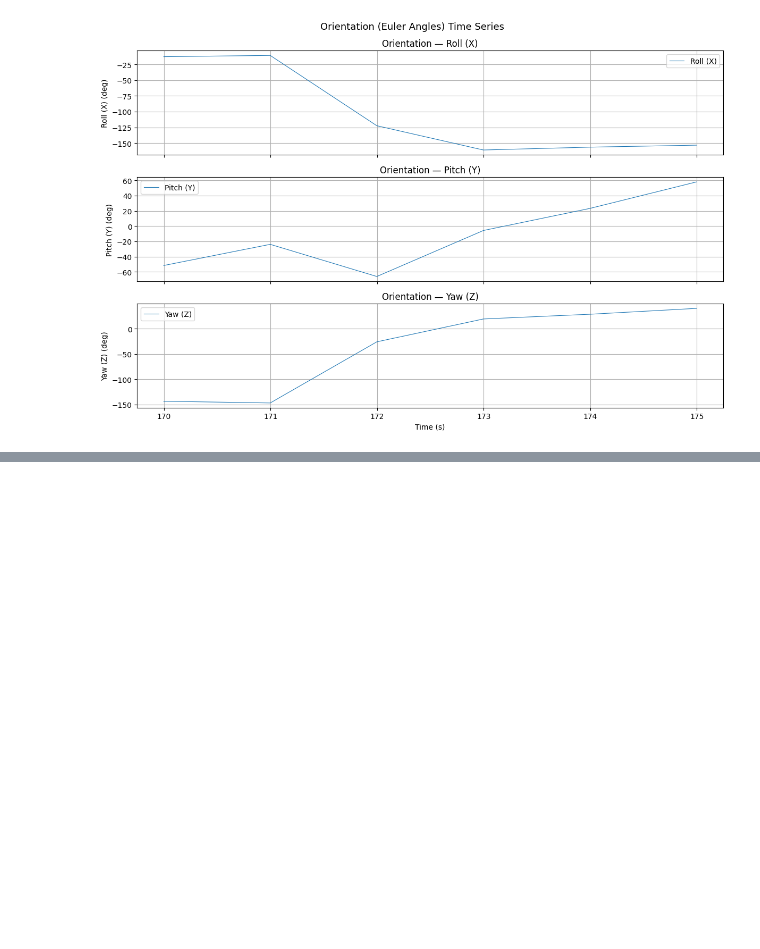
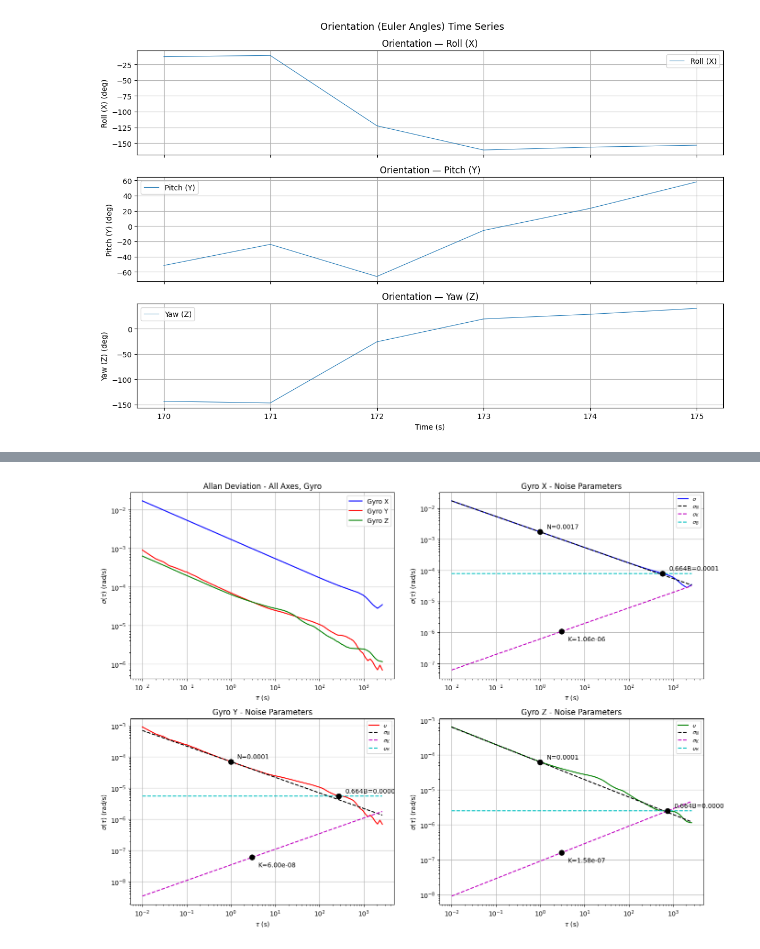
Before and after one commit to ramirez-adr/EECE5554, a Jupyter notebook: LAB3/src/analysis/analysis.ipynb, the cells around one changed output, grey strips where cells are left out. Drawn from its saved outputs; the diff is of its cells as text; code cells hidden in the pictures; blank space fills up the shorter version.

```diff
--- a/LAB3/src/analysis/analysis.ipynb
+++ b/LAB3/src/analysis/analysis.ipynb
@@ -307,0 +321,85 @@ plot_orientation(t3_df)
+# %%
+BAG_PATH = NOTEBOOK_DIR.parents[1] / "src/data/imu_bag_1"
+# imu_bag_1 was recorded with type "custom_interfaces/msg/IMUmsg" — register under that name too
+register_msg_file(typestore, MSG_PATH, "custom_interfaces/msg/IMUmsg")
+df2 = bag_to_df_imu(BAG_PATH, typestore, topic=IMU_TOPIC)
+# %%
+import numpy as np
+import matplotlib.pyplot as plt
+
+Fs = 100
+t0 = 1 / Fs
+
+fig, axes = plt.subplots(2, 2, figsize=(14, 10))
+ax_all = axes[0, 0]  # top-left: all axes together
+ax_per = [axes[0, 1], axes[1, 0], axes[1, 1]]  # one per axis
+
+colors = ['blue', 'red', 'green']
+labels = ['Gyro X', 'Gyro Y', 'Gyro Z']
+
+for j, axis in enumerate(['gyro_x', 'gyro_y', 'gyro_z']):
+    omega = df2[axis].values
+    theta = np.cumsum(omega) * t0
+
+    maxNumM = 100
+    L = len(theta)
+    maxM = 2 ** int(np.floor(np.log2(L / 2)))
+    m = np.logspace(np.log10(1), np.log10(maxM), maxNumM)
+    m = np.ceil(m).astype(int)
+    m = np.unique(m)
+    tau = m * t0
+
+    avar = np.zeros(len(m))
+    for i, mi in enumerate(m):
+        avar[i] = np.sum(
+            (theta[2*mi:L] - 2*theta[mi:L-mi] + theta[:L-2*mi]) ** 2
+        )
+    avar = avar / (2 * tau**2 * (L - 2*m))
+    adev = np.sqrt(avar)
+
+    N = angle_random_walk(tau, adev)
+    K = rate_random_walk(tau, adev)
+    B, scfB = bias_instability(tau, adev)
+
+    print(f"{axis}: N={N:.4f}, K={K:.2e}, B={B:.2e}")
+
+    lineN = N / np.sqrt(tau)
+    lineK = K * np.sqrt(tau / 3)
+    lineB = B * scfB * np.ones(len(tau))
+
+    # Top-left: all axes overlaid
+    ax_all.loglog(tau, adev, color=colors[j], label=labels[j])
+
+    # Individual subplot
+    ax = ax_per[j]
+    ax.loglog(tau, adev, color=colors[j], label=r'$\sigma$')
+    ax.loglog(tau, lineN, 'k--', label=r'$\sigma_N$')
+    ax.loglog(tau, lineK, 'm--', label=r'$\sigma_K$')
+    ax.loglog(tau, lineB, 'c--', label=r'$\sigma_B$')
+
+    # Mark the key points
+    ax.plot(1, N, 'ko', markersize=8)
+    ax.annotate(f'N={N:.4f}', xy=(1, N), textcoords="offset points", xytext=(10, 5))
+
+    ax.plot(3, K, 'ko', markersize=8)
+    ax.annotate(f'K={K:.2e}', xy=(3, K), textcoords="offset points", xytext=(10, -15))
+
+    tau_B = tau[np.argmin(np.abs(np.diff(np.log10(adev)) / np.diff(np.log10(tau))))]
+    ax.plot(tau_B, B * scfB, 'ko', markersize=8)
+    ax.annotate(f'0.664B={B*scfB:.4f}', xy=(tau_B, B*scfB), textcoords="offset points", xytext=(10, 5))
+
+    ax.set_title(f'{labels[j]} - Noise Parameters')
+    ax.set_xlabel(r'$\tau$ (s)')
+    ax.set_ylabel(r'$\sigma(\tau)$ (rad/s)')
+    ax.legend(fontsize=8)
+    ax.grid(True)
+
+ax_all.set_title('Allan Deviation - All Axes, Gyro')
+ax_all.set_xlabel(r'$\tau$ (s)')
+ax_all.set_ylabel(r'$\sigma(\tau)$ (rad/s)')
+ax_all.legend()
+ax_all.grid(True)
+
+plt.tight_layout()
+plt.show()
+# %% [output]
@@ -307,0 +409 @@ plot_orientation(t3_df)
+[figure, added]
```
Also changed, not shown: parts of 17 cells of this notebook, 5 other files.
